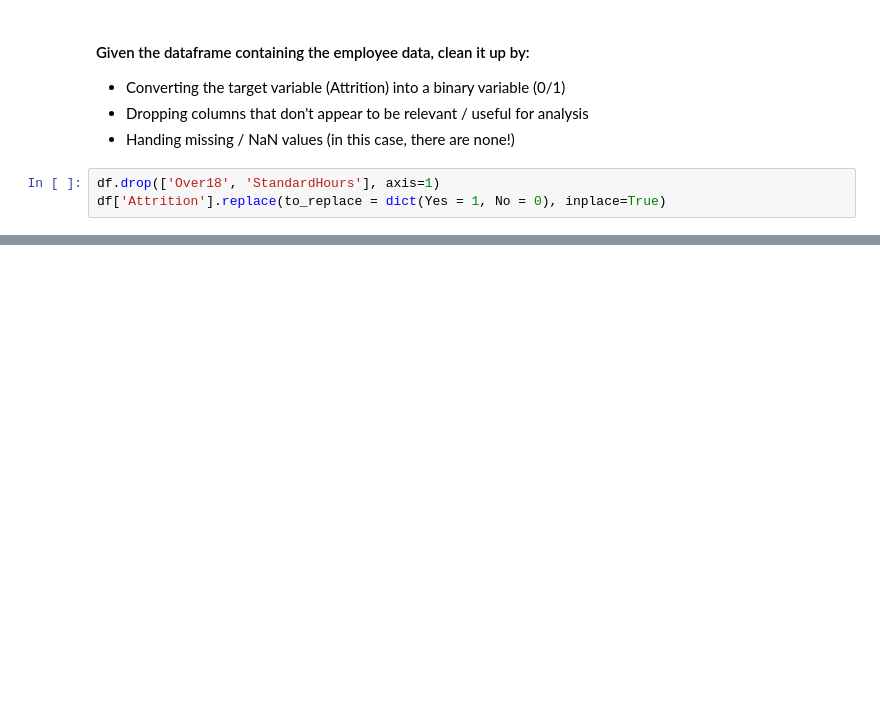
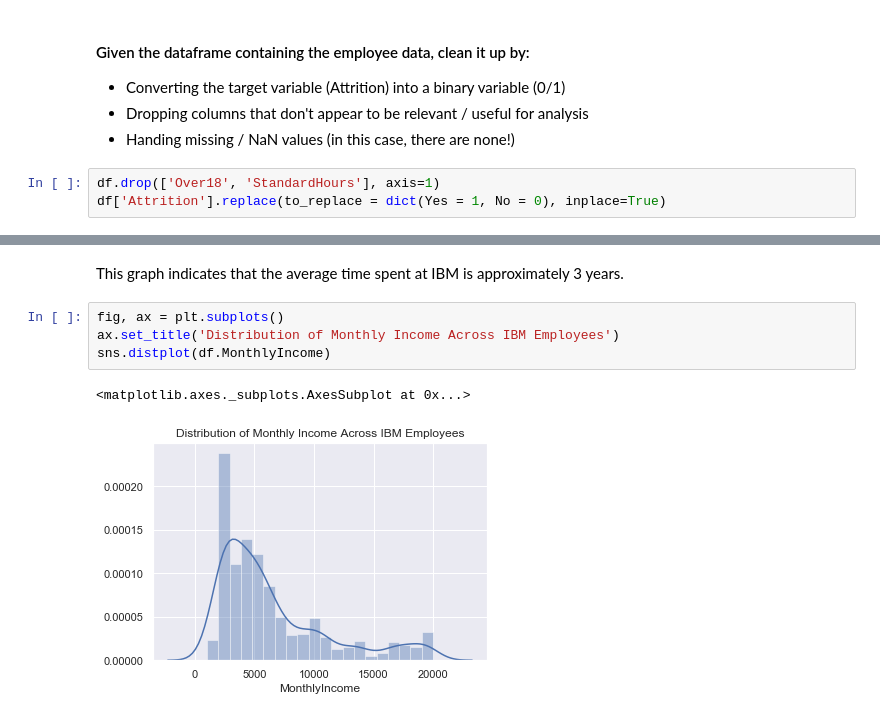
Before and after one commit to keertic/employee-attrition-project, a Jupyter notebook: ibm_hr_data.ipynb, the cells around one changed output, grey strips where cells are left out. Drawn from its saved outputs; the diff is of its cells as text; blank space fills up the shorter version.

```diff
--- a/ibm_hr_data.ipynb
+++ b/ibm_hr_data.ipynb
@@ -50,0 +79,9 @@ sns.boxplot(x=df['DistanceFromHome'])
+# %% [markdown]
+This graph indicates that the average time spent at IBM is approximately 3 years.
+# %%
+fig, ax = plt.subplots()
+ax.set_title('Distribution of Monthly Income Across IBM Employees')
+sns.distplot(df.MonthlyIncome)
+# %% [output]
+<matplotlib.axes._subplots.AxesSubplot at 0x...>
+[figure, added]
```
Also changed, not shown: parts of 39 cells of this notebook.
